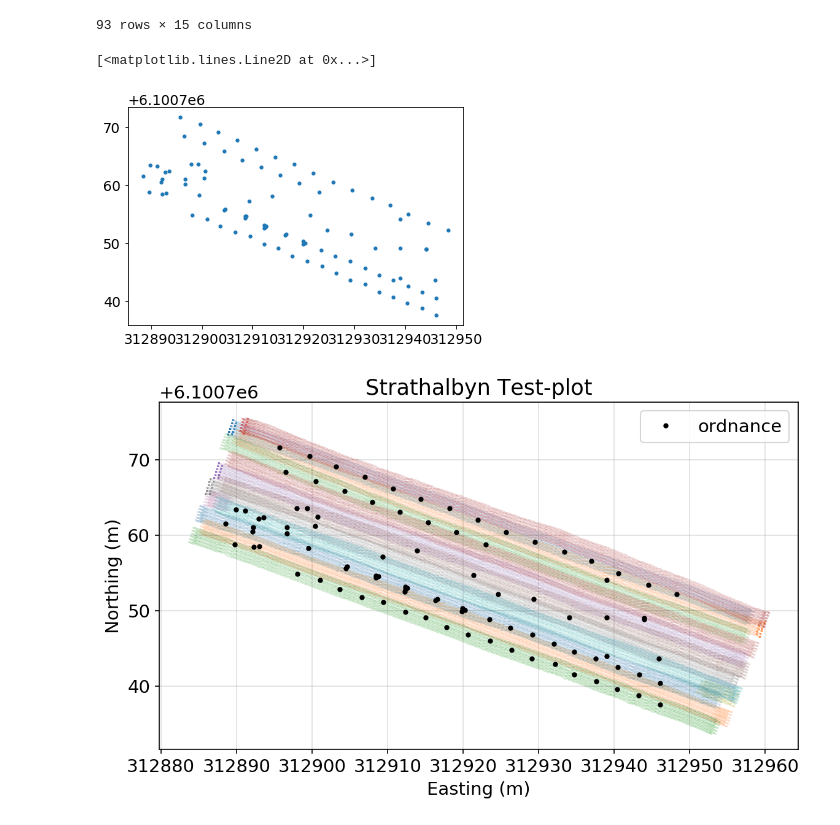
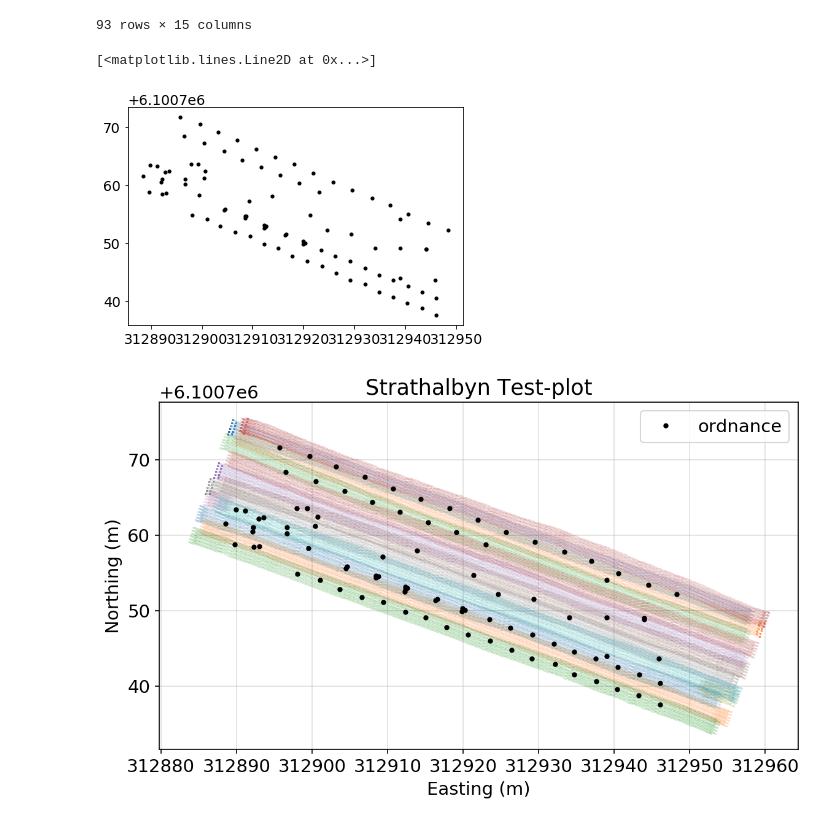
Before and after one commit to lheagy/uxo-workspace, a Jupyter notebook: plotting_test_data_and_noise.ipynb, the cells around one changed output. Saved outputs shown, nothing was run; the diff lists cells and outputs as text; code cells hidden in the pictures.

```diff
--- a/plotting_test_data.ipynb
+++ b/plotting_test_data_and_noise.ipynb
@@ -18,4 +27,4 @@ from matplotlib.colors import Normalize
 from matplotlib import rcParams
 rcParams["font.size"]=14
 # %%
-data_directory = "../UXO_protected/data-blacktusk"
+data_directory = "../../UXO_protected/data-blacktusk"
@@ -320,10 +304,10 @@ groundtruth
 | 92 | 312934.038315 | 6.100749e+06 | 60 | Cardinal point marker 5m from sml... | West 5m | 0.00 | NaN | 138.944660 | -35.218871 | ... |
 93 rows × 15 columns
 # %%
-plt.plot(groundtruth[["Easting"]], groundtruth[["Northing"]], '.')
+plt.plot(groundtruth[["Easting"]], groundtruth[["Northing"]], 'k.')
 # %% [output]
 [<matplotlib.lines.Line2D at 0x...>]
-[figure, old version]
+[figure, new version]
 # %%
 fig, ax = plt.subplots(1, 1, figsize=(12, 5), dpi=150)
 
```
Also changed, not shown: parts of 19 cells of this notebook, 8 other files.
